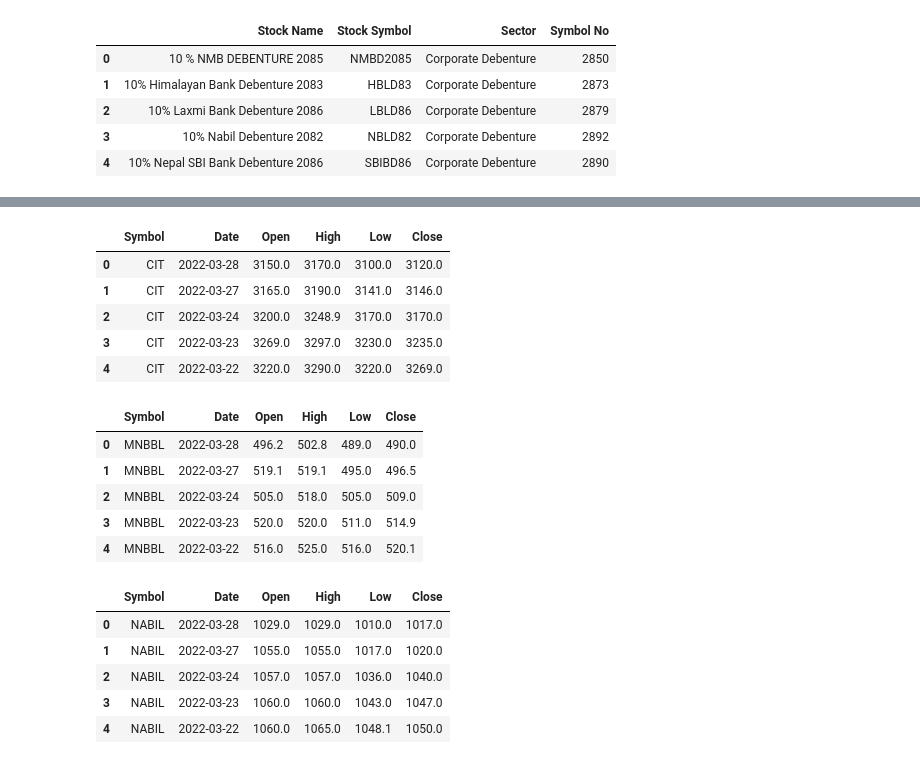
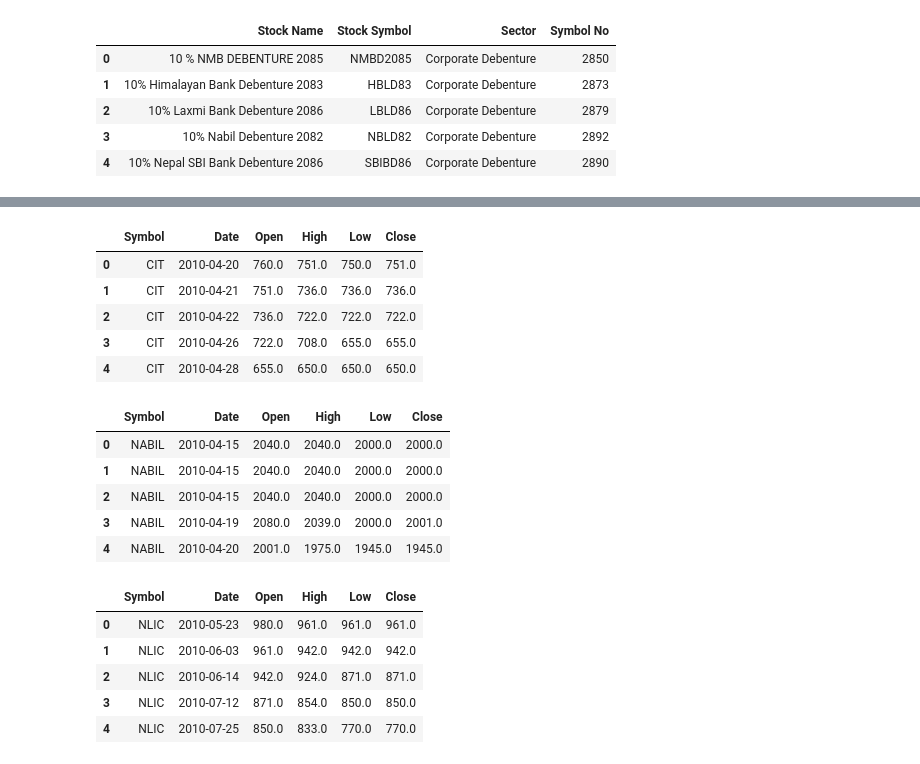
Before and after one commit to itSubeDibesh/Stock-Price-Predection-Using-Predictive-ML, a Jupyter notebook: StockPricePrediction.ipynb, the cells around one changed output, grey strips where cells are left out. Saved outputs shown, nothing was run; the diff lists cells and outputs as text; code cells hidden in the pictures.

```diff
--- a/DataExtraction.ipynb
+++ b/StockPricePrediction.ipynb
@@ -249,29 +341,32 @@ for company in selected_company_symbol:
 # %%
-pd.read_csv('./SmartWealthDataset/Company/smartwealthpro_CIT_history.csv').head()
+CIT = pd.read_csv('./SmartWealthDataset/Company/smartwealthpro_CIT_history.csv')[::-1].reset_index(drop=True)
+CIT.head()
 # %% [output]
 |  | Symbol | Date | Open | High | Low | Close |
-| 0 | CIT | 2022-03-28 | 3150.0 | 3170.0 | 3100.0 | 3120.0 |
-| 1 | CIT | 2022-03-27 | 3165.0 | 3190.0 | 3141.0 | 3146.0 |
-| 2 | CIT | 2022-03-24 | 3200.0 | 3248.9 | 3170.0 | 3170.0 |
-| 3 | CIT | 2022-03-23 | 3269.0 | 3297.0 | 3230.0 | 3235.0 |
-| 4 | CIT | 2022-03-22 | 3220.0 | 3290.0 | 3220.0 | 3269.0 |
+| 0 | CIT | 2010-04-20 | 760.0 | 751.0 | 750.0 | 751.0 |
+| 1 | CIT | 2010-04-21 | 751.0 | 736.0 | 736.0 | 736.0 |
+| 2 | CIT | 2010-04-22 | 736.0 | 722.0 | 722.0 | 722.0 |
+| 3 | CIT | 2010-04-26 | 722.0 | 708.0 | 655.0 | 655.0 |
+| 4 | CIT | 2010-04-28 | 655.0 | 650.0 | 650.0 | 650.0 |
 # %%
-pd.read_csv(
-    './SmartWealthDataset/Company/smartwealthpro_MNBBL_history.csv').head()
+NABIL = pd.read_csv(
+    './SmartWealthDataset/Company/smartwealthpro_NABIL_history.csv')[::-1].reset_index(drop=True)
+NABIL.head()
 # %% [output]
 |  | Symbol | Date | Open | High | Low | Close |
-| 0 | MNBBL | 2022-03-28 | 496.2 | 502.8 | 489.0 | 490.0 |
-| 1 | MNBBL | 2022-03-27 | 519.1 | 519.1 | 495.0 | 496.5 |
-| 2 | MNBBL | 2022-03-24 | 505.0 | 518.0 | 505.0 | 509.0 |
-| 3 | MNBBL | 2022-03-23 | 520.0 | 520.0 | 511.0 | 514.9 |
-| 4 | MNBBL | 2022-03-22 | 516.0 | 525.0 | 516.0 | 520.1 |
+| 0 | NABIL | 2010-04-15 | 2040.0 | 2040.0 | 2000.0 | 2000.0 |
+| 1 | NABIL | 2010-04-15 | 2040.0 | 2040.0 | 2000.0 | 2000.0 |
+| 2 | NABIL | 2010-04-15 | 2040.0 | 2040.0 | 2000.0 | 2000.0 |
+| 3 | NABIL | 2010-04-19 | 2080.0 | 2039.0 | 2000.0 | 2001.0 |
+| 4 | NABIL | 2010-04-20 | 2001.0 | 1975.0 | 1945.0 | 1945.0 |
 # %%
-pd.read_csv(
-    './SmartWealthDataset/Company/smartwealthpro_NABIL_history.csv').head()
+NLIC = pd.read_csv(
+    './SmartWealthDataset/Company/smartwealthpro_NLIC_history.csv')[::-1].reset_index(drop=True)
+NLIC.head()
 # %% [output]
 |  | Symbol | Date | Open | High | Low | Close |
-| 0 | NABIL | 2022-03-28 | 1029.0 | 1029.0 | 1010.0 | 1017.0 |
-| 1 | NABIL | 2022-03-27 | 1055.0 | 1055.0 | 1017.0 | 1020.0 |
-| 2 | NABIL | 2022-03-24 | 1057.0 | 1057.0 | 1036.0 | 1040.0 |
-| 3 | NABIL | 2022-03-23 | 1060.0 | 1060.0 | 1043.0 | 1047.0 |
-| 4 | NABIL | 2022-03-22 | 1060.0 | 1065.0 | 1048.1 | 1050.0 |
+| 0 | NLIC | 2010-05-23 | 980.0 | 961.0 | 961.0 | 961.0 |
+| 1 | NLIC | 2010-06-03 | 961.0 | 942.0 | 942.0 | 942.0 |
+| 2 | NLIC | 2010-06-14 | 942.0 | 924.0 | 871.0 | 871.0 |
+| 3 | NLIC | 2010-07-12 | 871.0 | 854.0 | 850.0 | 850.0 |
+| 4 | NLIC | 2010-07-25 | 850.0 | 833.0 | 770.0 | 770.0 |
```
Also changed, not shown: parts of 45 cells of this notebook, 9 other files.
